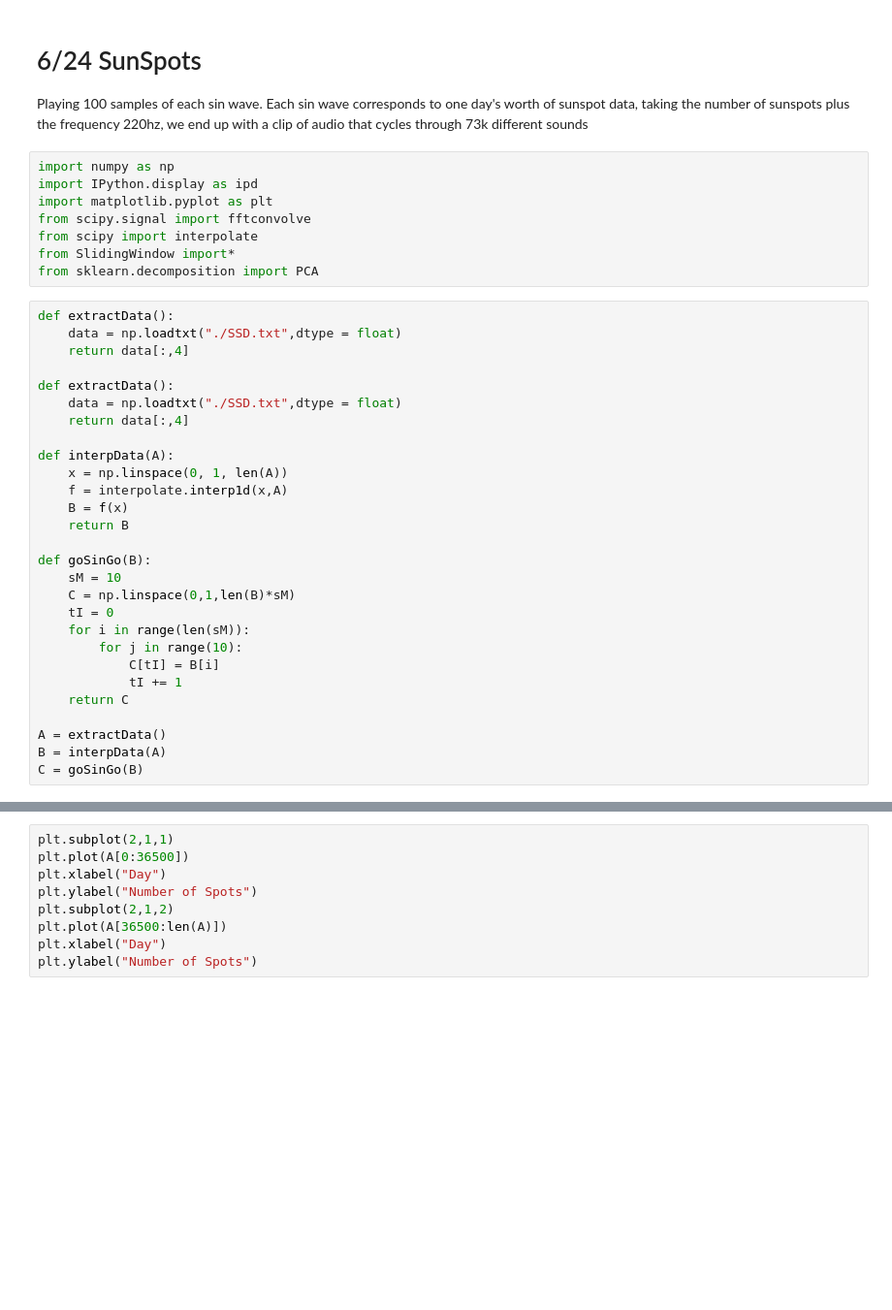
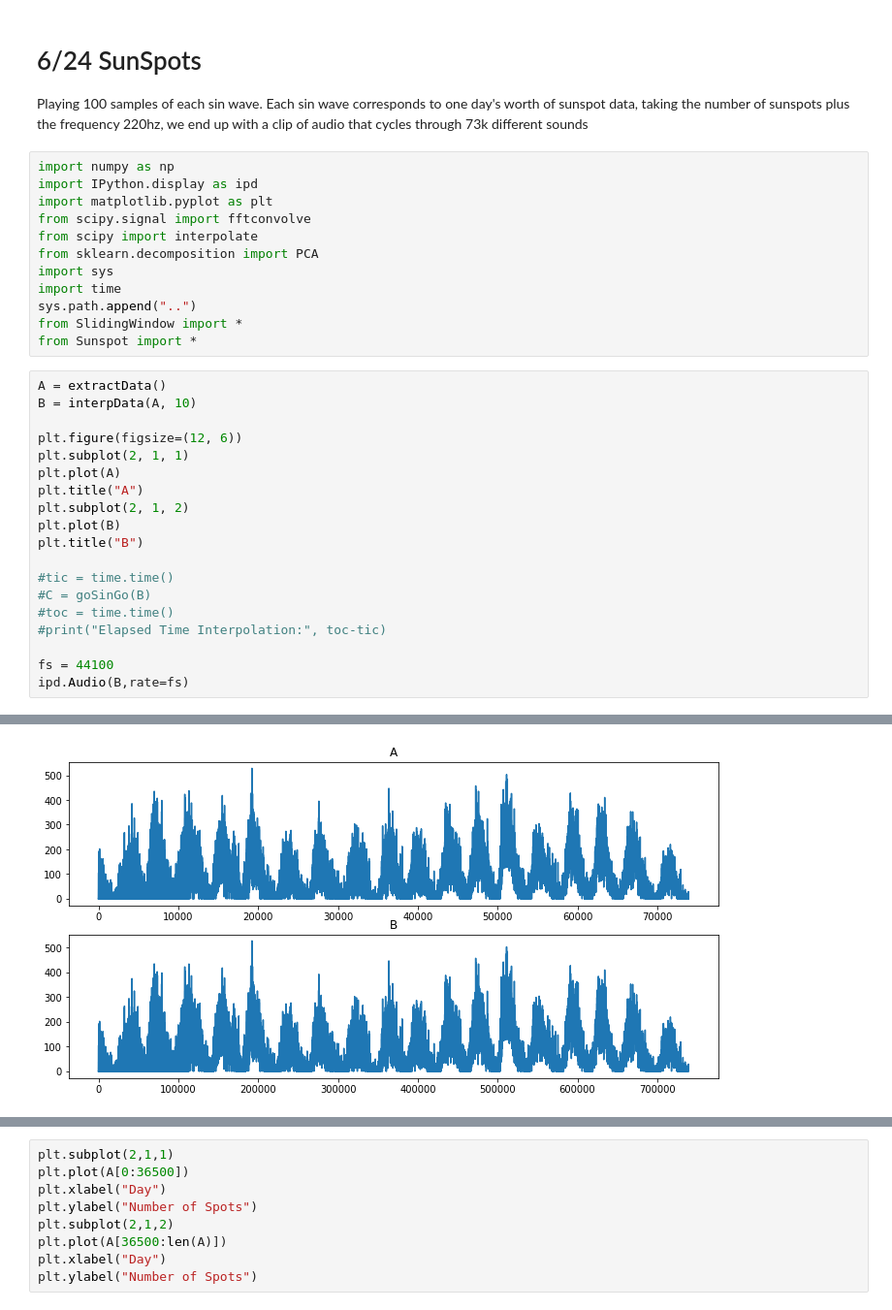
Before and after one commit to ctralie/Sonification, a Jupyter notebook: SunSpot/SunSpot.ipynb, the cells around one changed output, grey strips where cells are left out. Shown at 97% size. Drawn from its saved outputs; the diff is of its cells as text; blank space fills up the shorter version.

Commit message:
Workshopping sunspots with @mtecce

```diff
--- a/SunSpot/SunSpot.ipynb
+++ b/SunSpot/SunSpot.ipynb
@@ -8,33 +8,29 @@ import IPython.display as ipd
 import matplotlib.pyplot as plt
 from scipy.signal import fftconvolve
 from scipy import interpolate
-from SlidingWindow import*
 from sklearn.decomposition import PCA
+import sys
+import time
+sys.path.append("..")
+from SlidingWindow import *
+from Sunspot import *
-# %%
-def extractData():
-    data = np.loadtxt("./SSD.txt",dtype = float)
-    return data[:,4]
-
-def extractData():
-    data = np.loadtxt("./SSD.txt",dtype = float)
-    return data[:,4]
-
-def interpData(A):
-    x = np.linspace(0, 1, len(A))
-    f = interpolate.interp1d(x,A)
-    B = f(x)
-    return B
-
-def goSinGo(B):
-    sM = 10
-    C = np.linspace(0,1,len(B)*sM)
-    tI = 0
-    for i in range(len(sM)):
-        for j in range(10):
-            C[tI] = B[i]
-            tI += 1
-    return C
-
-A = extractData()
-B = interpData(A)
-C = goSinGo(B)
+# %%
+A = extractData()
+B = interpData(A, 10)
+
+plt.figure(figsize=(12, 6))
+plt.subplot(2, 1, 1)
+plt.plot(A)
+plt.title("A")
+plt.subplot(2, 1, 2)
+plt.plot(B)
+plt.title("B")
+
+#tic = time.time()
+#C = goSinGo(B)
+#toc = time.time()
+#print("Elapsed Time Interpolation:", toc-tic)
+
+fs = 44100
+ipd.Audio(B,rate=fs)
+# %% [output]
@@ -41,3 +38,4 @@ C = goSinGo(B)
+[figure, added]
 # %%
 fs = 44100
 ipd.Audio(F,rate=fs)
```
Also changed, not shown: parts of 5 cells of this notebook, 4 other files.
